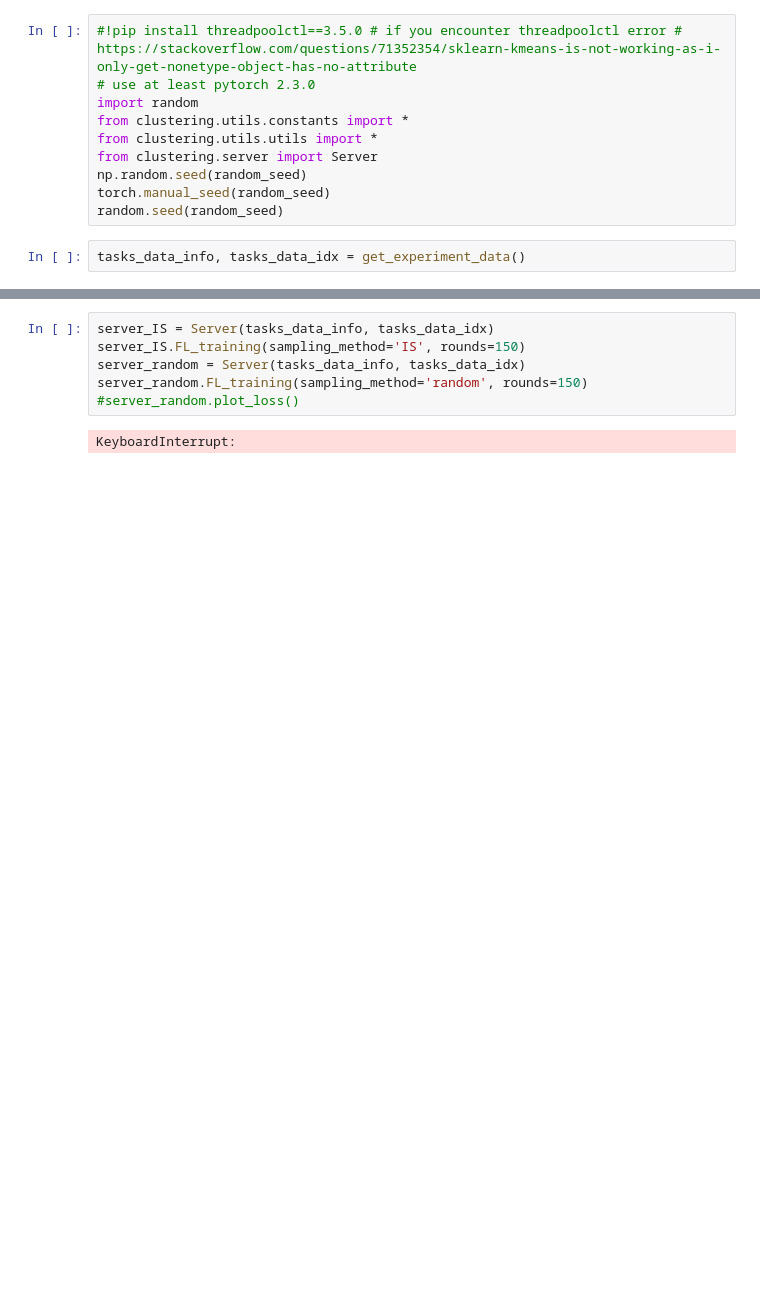
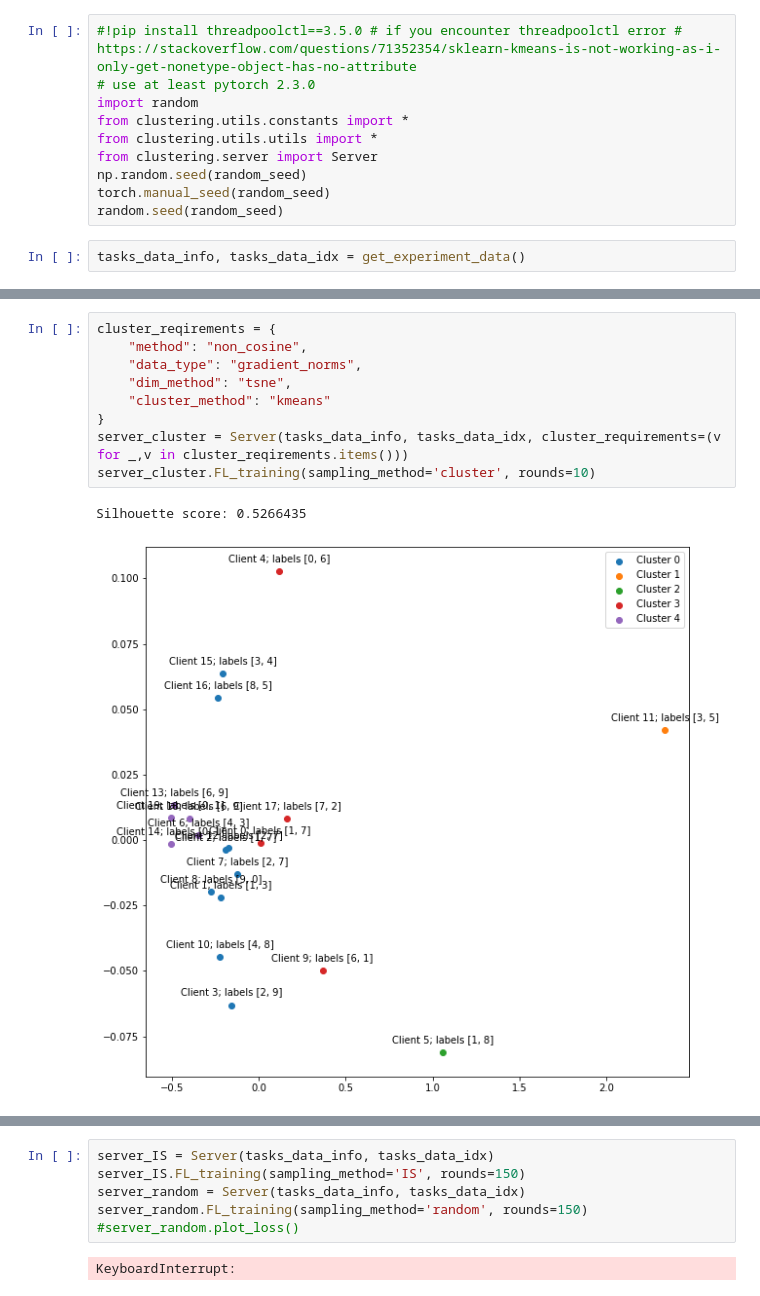
Before and after one commit to haoran-zh/FL-cluster-sampling, a Jupyter notebook: clustering_cleanup.ipynb, the cells around one changed output, grey strips where cells are left out. Drawn from its saved outputs; the diff is of its cells as text; blank space fills up the shorter version.

Commit message:
added tsne and gmm

```diff
--- a/clustering_cleanup.ipynb
+++ b/clustering_cleanup.ipynb
@@ -17,0 +25,12 @@ server_cluster.FL_training(sampling_method='cluster', rounds=55)
+# %%
+cluster_reqirements = {
+    "method": "non_cosine",
+    "data_type": "gradient_norms",
+    "dim_method": "tsne",
+    "cluster_method": "kmeans"
+}
+server_cluster = Server(tasks_data_info, tasks_data_idx, cluster_requirements=(v for _,v in cluster_reqirements.items()))
+server_cluster.FL_training(sampling_method='cluster', rounds=10)
+# %% [output]
+Silhouette score: 0.5266435
+[figure, added]
```
Also changed, not shown: parts of 3 cells of this notebook, 3 other files.
